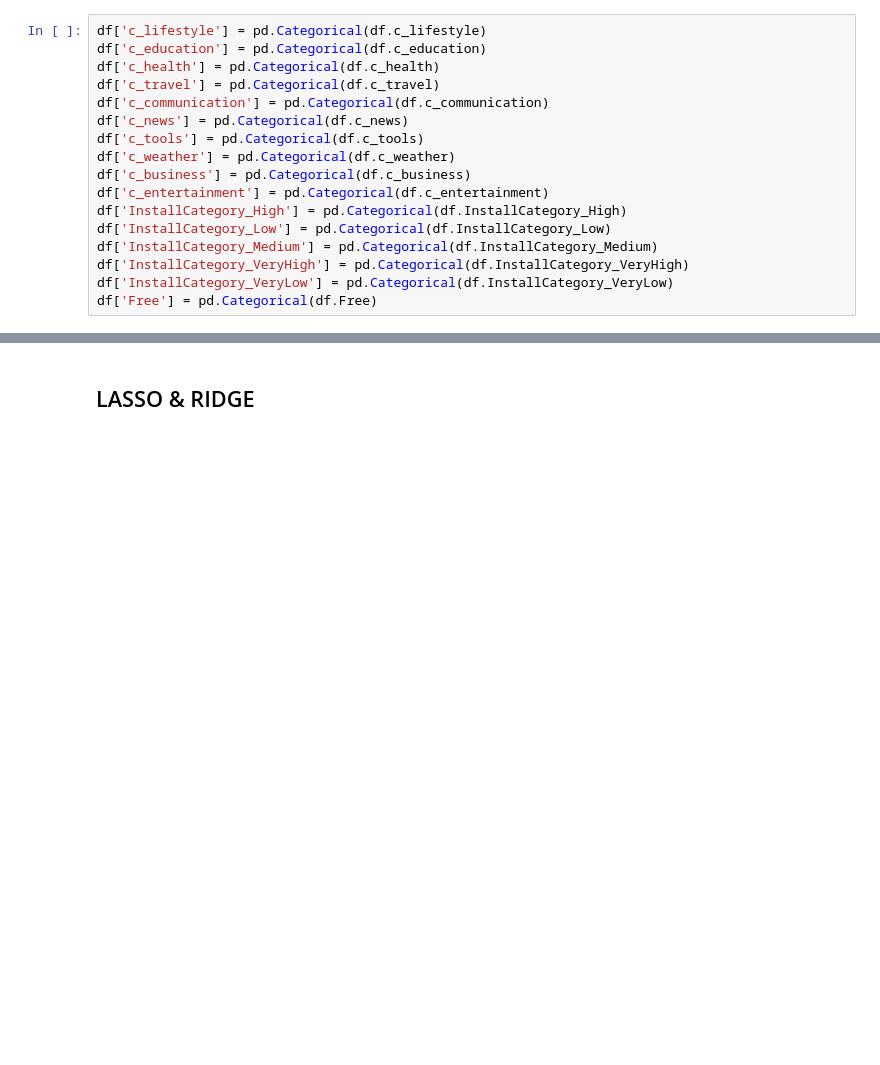
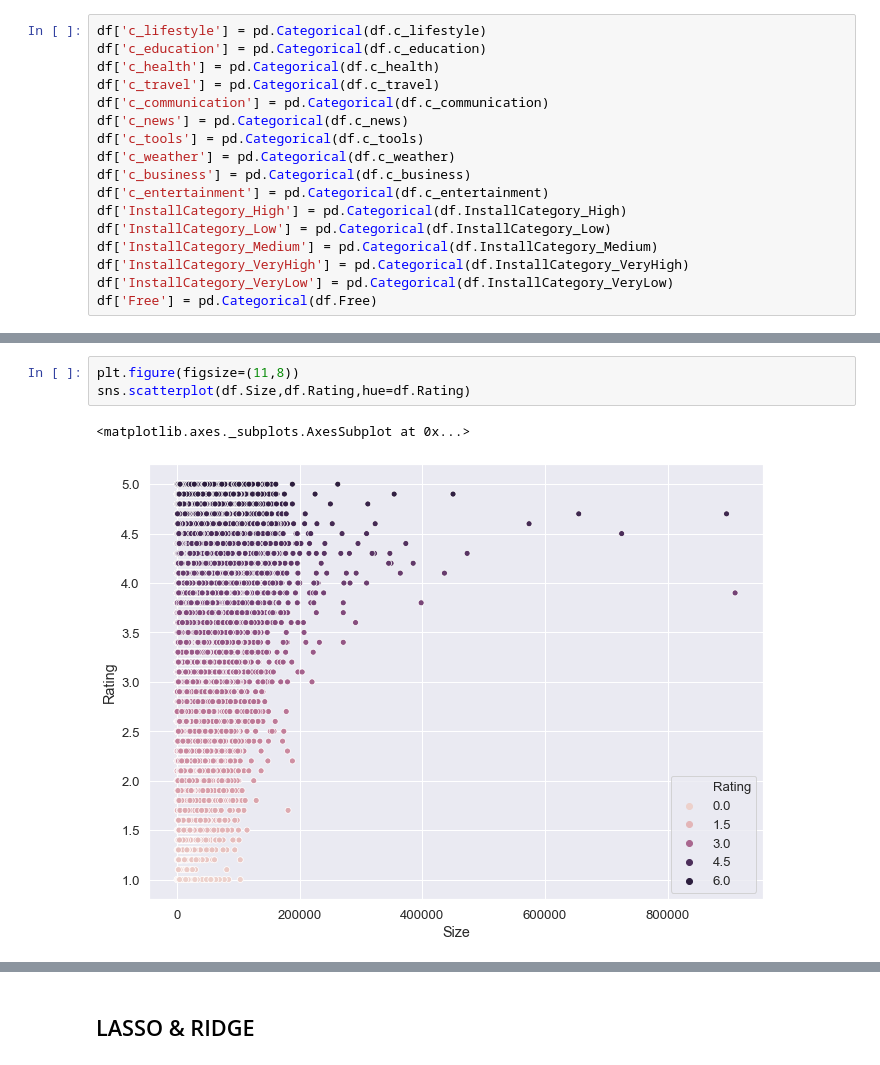
Before and after one commit to lsrinidhi17/GooglePlayStore, a Jupyter notebook: DataCleaning-EDA.ipynb, the cells around one changed output, grey strips where cells are left out. Cells and saved outputs as stored; diff of their text form; blank space fills up the shorter version.

```diff
--- a/DataCleaning-EDA.ipynb
+++ b/DataCleaning-EDA.ipynb
@@ -359,2 +413,8 @@ df['Free'] = pd.Categorical(df.Free)
+# %%
+plt.figure(figsize=(11,8))
+sns.scatterplot(df.Size,df.Rating,hue=df.Rating)
+# %% [output]
+<matplotlib.axes._subplots.AxesSubplot at 0x...>
+[figure, added]
 # %%
 df.info()
```
Also changed, not shown: parts of 22 cells of this notebook.
